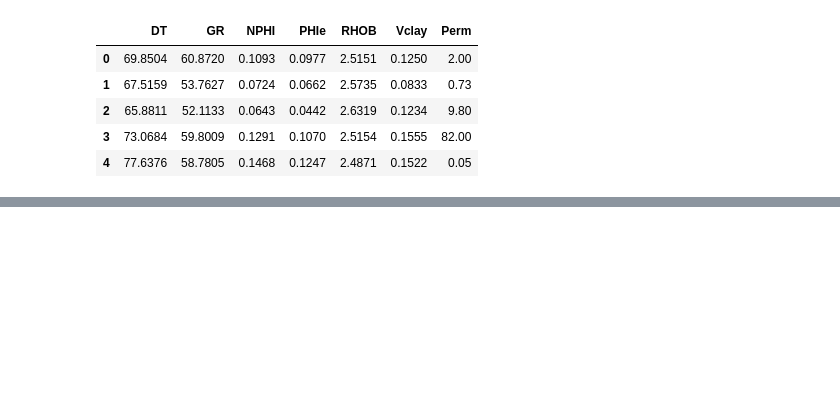
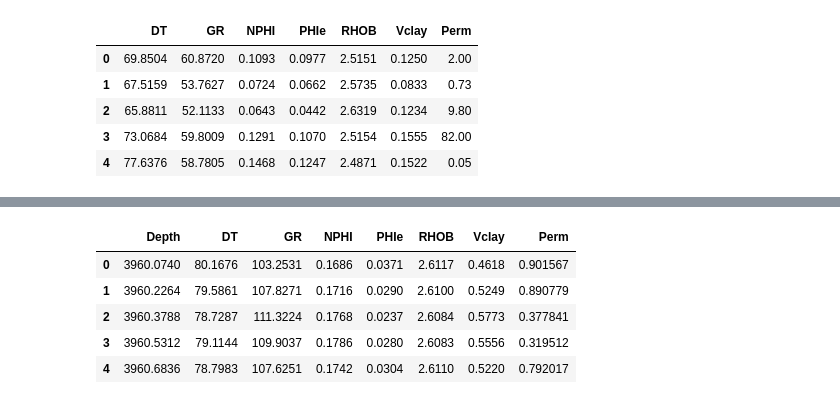
Before and after one commit to luungoc2005/simple_NN_GA, a Jupyter notebook: EDA_aug.ipynb, the cells around one changed output, grey strips where cells are left out. Drawn from its saved outputs; the diff is of its cells as text; code cells hidden in the pictures; blank space fills up the shorter version.

```diff
--- a/EDA_aug.ipynb
+++ b/EDA_aug.ipynb
@@ -26,6 +27,7 @@ os.listdir()
 # %%
 train = pd.read_csv('train_aug.csv')
 test = pd.read_csv('test_aug.csv')
+test2 = pd.read_csv('test2_aug.csv')
 # %%
 train.head()
 # %% [output]
@@ -42,6 +44,7 @@ X_train = train[feature_cols].copy()
 y_train = train['Perm'].copy()
 
 X_test = test[feature_cols].copy()
+X_test_2 = test2[feature_cols].copy()
 # %%
 from sklearn.cross_validation import train_test_split
 from sklearn.preprocessing import StandardScaler
@@ -50,6 +53,7 @@ sc = StandardScaler()
 
 X_train = sc.fit_transform(X_train)
 X_test = sc.transform(X_test)
+X_test_2 = sc.transform(X_test_2)
 
 y_train = np.log1p(y_train)
 # %%
@@ -115,3 +119,14 @@ model.get_feature_importance()
 import pickle
 model.save_model('best_model.cb')
 pickle.dump(sc, open('scaler.sk', 'wb'))
+# %%
+y_pred = np.expm1(model.predict(X_test_2))
+test2['Perm'] = y_pred
+test2.head()
+# %% [output]
+|  | Depth | DT | GR | NPHI | PHIe | RHOB | Vclay | Perm |
+| 0 | 3960.0740 | 80.1676 | 103.2531 | 0.1686 | 0.0371 | 2.6117 | 0.4618 | 0.901567 |
+| 1 | 3960.2264 | 79.5861 | 107.8271 | 0.1716 | 0.0290 | 2.6100 | 0.5249 | 0.890779 |
+| 2 | 3960.3788 | 78.7287 | 111.3224 | 0.1768 | 0.0237 | 2.6084 | 0.5773 | 0.377841 |
+| 3 | 3960.5312 | 79.1144 | 109.9037 | 0.1786 | 0.0280 | 2.6083 | 0.5556 | 0.319512 |
+| 4 | 3960.6836 | 78.7983 | 107.6251 | 0.1742 | 0.0304 | 2.6110 | 0.5220 | 0.792017 |
```
Also changed, not shown: parts of 6 cells of this notebook, 7 other files.
